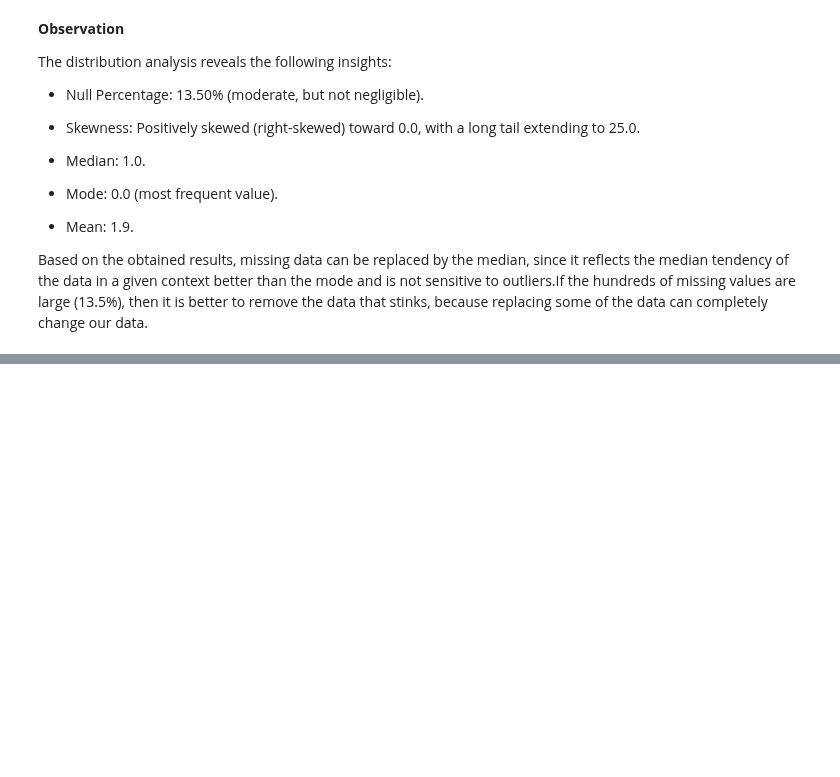
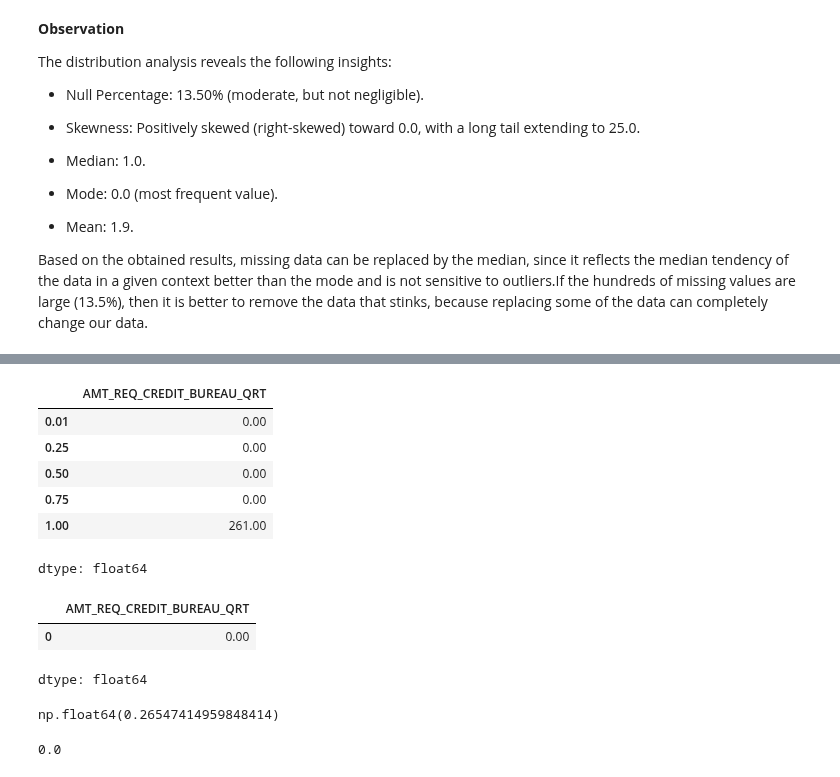
Before and after one commit to KharchenkoAnastasia/credit-default-risk-analysis, a Jupyter notebook: Home_Credit_Default_Risk.ipynb, the cells around one changed output, grey strips where cells are left out. Cells and saved outputs as stored; diff of their text form; code cells hidden in the pictures; blank space fills up the shorter version.

```diff
--- a/Home_Credit_Default_Risk.ipynb
+++ b/Home_Credit_Default_Risk.ipynb
@@ -577,0 +606,24 @@ Based on the obtained results, missing data can be replaced by the median, since
+# %%
+df.AMT_REQ_CREDIT_BUREAU_QRT.quantile([.01,.25,.50,.75,1])
+# %% [output]
+|  | AMT_REQ_CREDIT_BUREAU_QRT |
+| 0.01 | 0.00 |
+| 0.25 | 0.00 |
+| 0.50 | 0.00 |
+| 0.75 | 0.00 |
+| 1.00 | 261.00 |
+dtype: float64
+# %%
+df["AMT_REQ_CREDIT_BUREAU_QRT"].mode()
+# %% [output]
+|  | AMT_REQ_CREDIT_BUREAU_QRT |
+| 0 | 0.00 |
+dtype: float64
+# %%
+df["AMT_REQ_CREDIT_BUREAU_QRT"].mean()
+# %% [output]
+np.float64(0.26547414959848414)
+# %%
+df["AMT_REQ_CREDIT_BUREAU_QRT"].median()
+# %% [output]
+0.0
```
Also changed, not shown: parts of 4 cells of this notebook.
